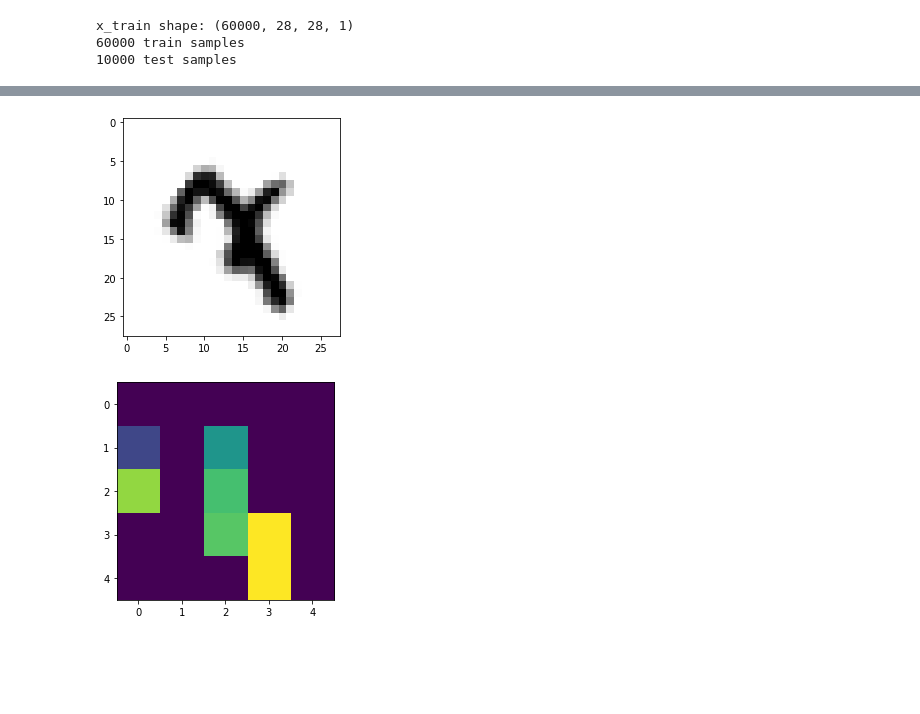
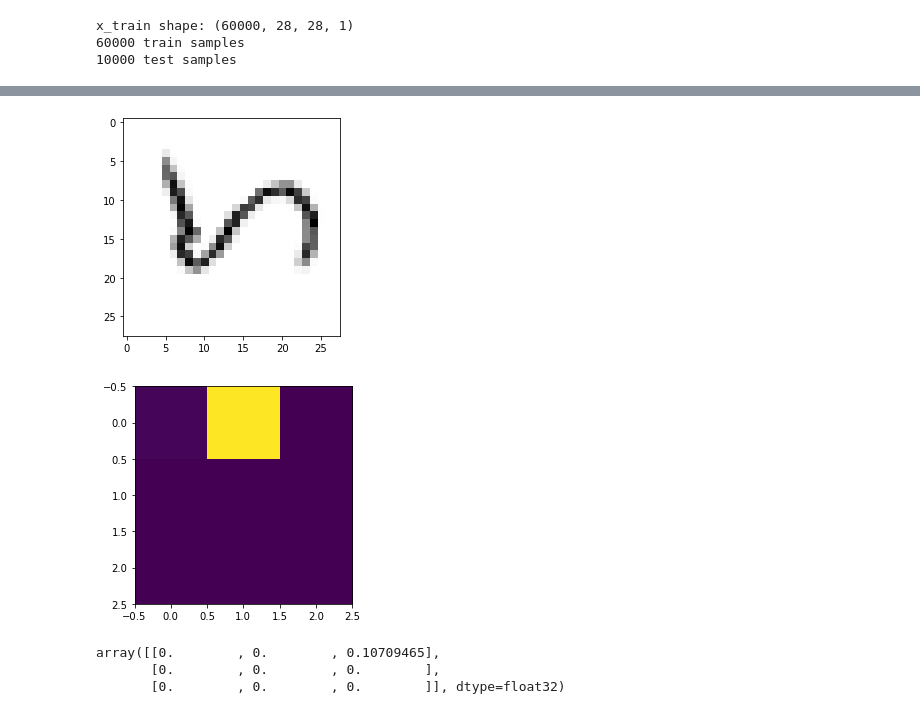
Before and after one commit to liamaltarac/SYS809_Feature_Matching, a Jupyter notebook: models/mnist_cnn_test.ipynb, the cells around one changed output, grey strips where cells are left out. Saved outputs shown, nothing was run; the diff lists cells and outputs as text; code cells hidden in the pictures; blank space fills up the shorter version.

```diff
--- a/models/mnist_cnn_test.ipynb
+++ b/models/mnist_cnn_test.ipynb
@@ -57,4 +73,6 @@ Input shape :  Tensor("Shape:0", shape=(4,), dtype=int32)
 # %%
+(x_train, y_train), (x_test, y_test) = keras.datasets.mnist.load_data()
+
 # specify the maximum rotation_range angle
 rotation_range_val = 180
 # import relevant library
@@ -95,5 +113,5 @@ AFTER:
 # %%
-def rotateDataset(x,y, maxRot = 180, h=28, w=28, batch_size=100):
+def rotateDataset(x,y, maxRot = 360, h=28, w=28, batch_size=100):
     datagen = ImageDataGenerator(rotation_range=maxRot)
     # fit the generator
     datagen.fit(x.reshape(x.shape[0], 28, 28, 1))
@@ -125,17 +143,24 @@ x_train shape: (60000, 28, 28, 1)
 model = keras.Sequential(
     [
         keras.Input(shape=input_shape),
-        #SADecompLayer( w_size=2, name='sad1_1'),
+        #SADecompLayer( w_size=3, name='sad0_1'),
 
-        layers.Conv2D(32, kernel_size=(3, 3), activation='relu'),
+        layers.Conv2D(32, kernel_size=(3, 3), padding='SAME', activation='relu'),
+        layers.Conv2D(32, kernel_size=(3, 3), padding='SAME', activation='relu'),
+        layers.Conv2D(32, kernel_size=(3, 3), padding='SAME', activation='relu'),
         layers.MaxPooling2D(pool_size=(2, 2)),
-        #SADecompLayer( w_size=1, name='sad2_1'),
+        #SADecompLayer( w_size=3, name='sad1_1'),
 
-        layers.Conv2D(64, kernel_size=(3, 3), activation='relu'),
+        layers.Conv2D(64, kernel_size=(3, 3), padding='SAME', activation='relu'),
+        layers.Conv2D(64, kernel_size=(3, 3), padding='SAME', activation='relu'),
+        layers.Conv2D(64, kernel_size=(3, 3), padding='SAME', activation='relu'),
         layers.MaxPooling2D(pool_size=(2, 2)),
+        SADecompLayer( w_size=3, name='sad2_1'),
 
-        #SADecompLayer( w_size=1, name='sad3_1'),
-
+        layers.Conv2D(128, kernel_size=(3, 3), padding='SAME', activation='relu'),
+        layers.Conv2D(128, kernel_size=(3, 3), padding='SAME', activation='relu'),
+        layers.Conv2D(128, kernel_size=(3, 3), padding='SAME', activation='relu'),
+        layers.MaxPooling2D(pool_size=(2, 2)),
 
         layers.Flatten(),
         layers.Dropout(0.5),
@@ -167,9 +192,8 @@ Non-trainable params: 0
 _________________________________________________________________
 # %%
 batch_size = 128
-epochs = 10
-
+epochs = 5
 model.compile(loss="categorical_crossentropy", optimizer="adam", metrics=["accuracy"])
 
-model.fit(x_train, y_train, batch_size=batch_size, epochs=epochs, validation_split=0.1)
+model.fit(x_train, y_train, batch_size=batch_size, epochs=epochs, validation_data=(rotateDataset(x_test,y_test)))
 # %% [output]
@@ -210,7 +223,7 @@ def get_cnn_out(input, layer_num):
     layer_out = np.array(get_layer_output(input))
     return layer_out[0]
 # %%
-get_layer_output = K.function([model.input], model.layers[3].output)
+get_layer_output = K.function([model.input], model.layers[12].output)
 
 for X,Y in rotateDataset(x_test,y_test, batch_size=1, maxRot=90):
     print(np.argmax(Y), np.argmax(model.predict(X)))
@@ -227,2 +240,8 @@ for X,Y in rotateDataset(x_test,y_test, batch_size=1, maxRot=90):
-[figure, old version]
+[figure, new version]
-[figure, old version]
+[figure, new version]
+# %%
+layer_out[0,:,:,0]
+# %% [output]
+array([[0.        , 0.        , 0.10709465],
+       [0.        , 0.        , 0.        ],
+       [0.        , 0.        , 0.        ]], dtype=float32)
```
Also changed, not shown: parts of 8 cells of this notebook, 1 other file.
